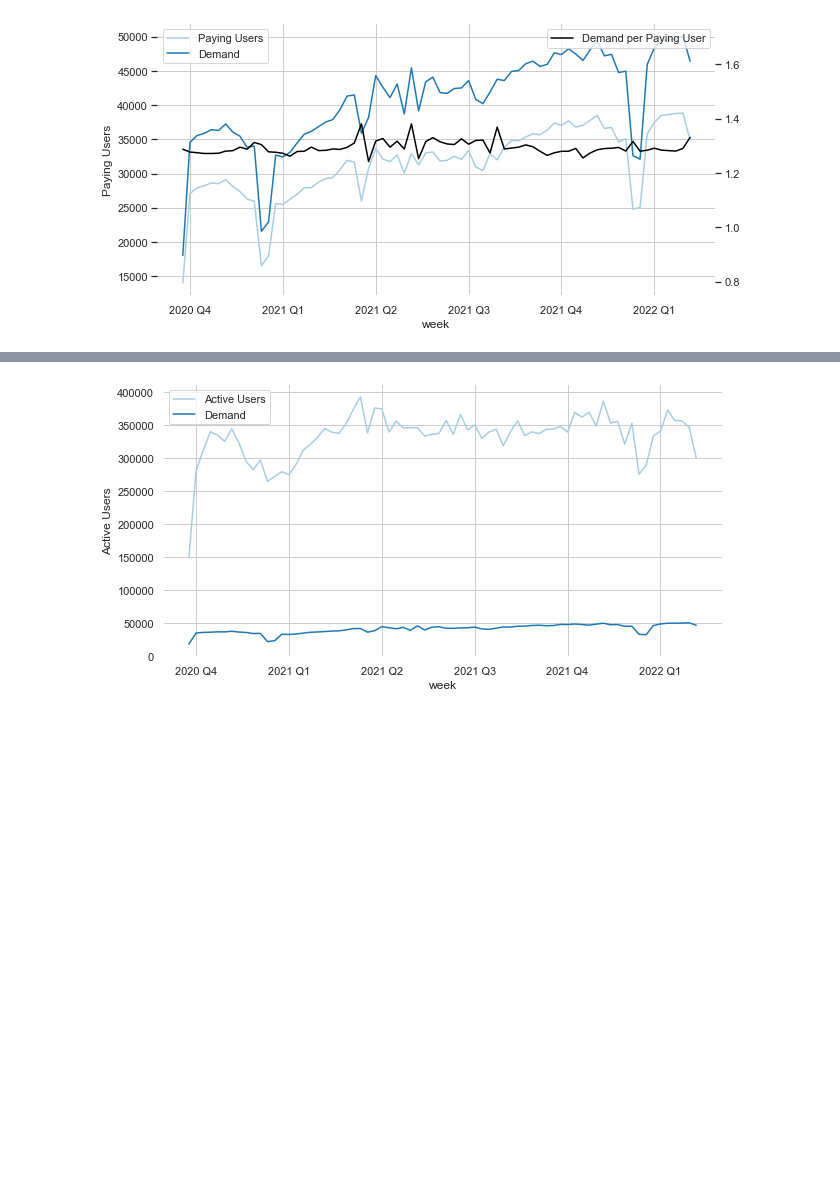
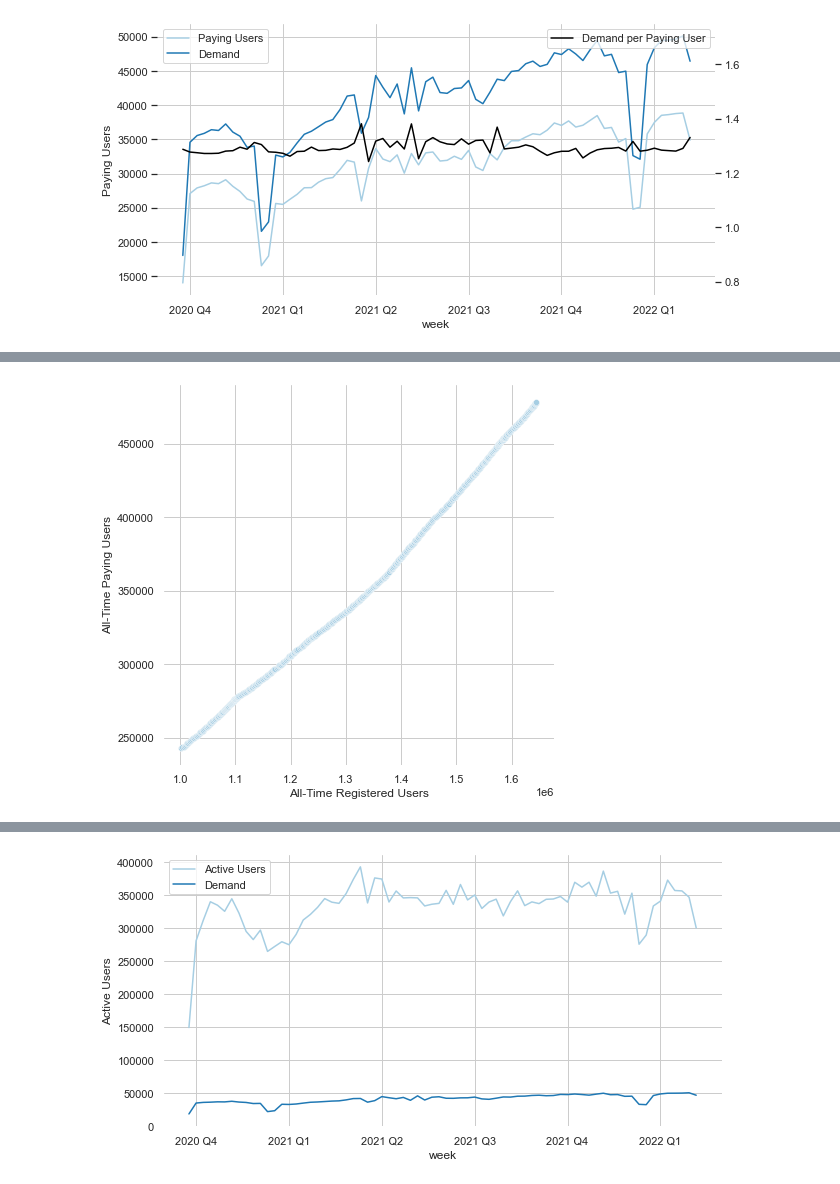
Before and after one commit to ninadamaso/Demand-supply-analysis-and-prediction, a Jupyter notebook: Visualization GMR.ipynb, the cells around one changed output, grey strips where cells are left out. Saved outputs shown, nothing was run; the diff lists cells and outputs as text; code cells hidden in the pictures; blank space fills up the shorter version.

```diff
--- a/Visualization GMR.ipynb
+++ b/Visualization GMR.ipynb
@@ -172,0 +179,9 @@ g.grid(True);
+# %%
+plt.figure(figsize=(7,7))
+n = sns.scatterplot(x="All-TimeRegisteredUsers", y="All-TimePayingUsers", data=gmr)
+n.spines['left'].set_linewidth(0.5)
+n.spines['left'].set_linewidth(0.5)
+n.set(xlabel="All-Time Registered Users", ylabel="All-Time Paying Users")
+sns.despine(top=True, right=True, left=True, bottom=True);
+# %% [output]
+[figure, added]
```
Also changed, not shown: parts of 9 cells of this notebook, 10 other files.
